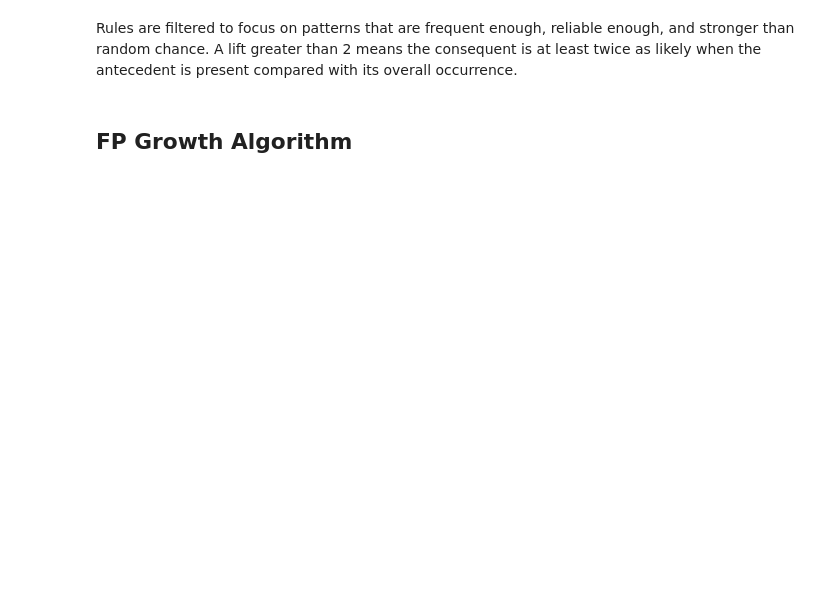
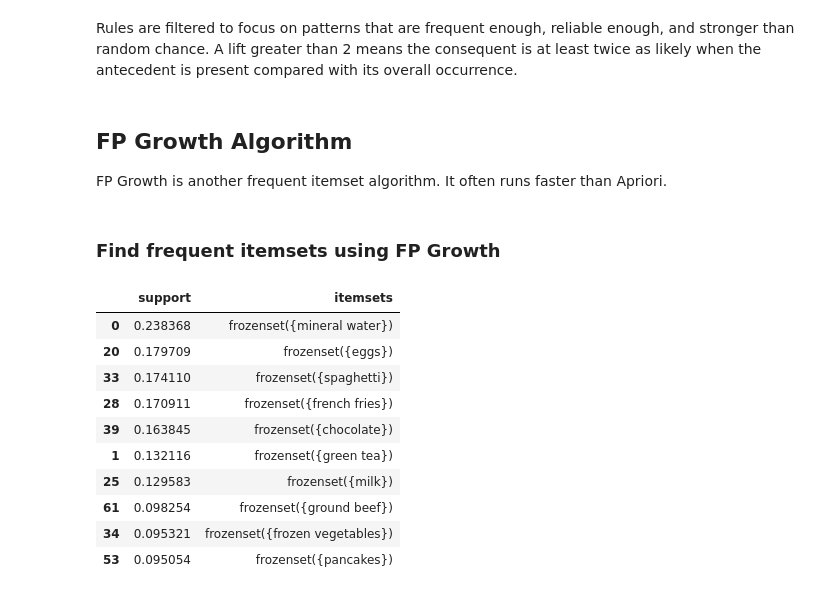
Before and after one commit to profshai/machine-learning-deep-learning, a Jupyter notebook: 02_unsupervised_ML/association rule/market_basket_analysis.ipynb, the cells around one changed output. Cells and saved outputs as stored; diff of their text form; code cells hidden in the pictures; blank space fills up the shorter version.

Commit message:
Algorithms comparison

```diff
--- a/02_unsupervised_ML/association rule/market_basket_analysis.ipynb
+++ b/02_unsupervised_ML/association rule/market_basket_analysis.ipynb
@@ -344,3 +344,32 @@ strong_rules_apriori.head(10)
 Rules are filtered to focus on patterns that are frequent enough, reliable enough, and stronger than random chance. A lift greater than 2 means the consequent is at least twice as likely when the antecedent is present compared with its overall occurrence.
 # %% [markdown]
 ## FP Growth Algorithm
+
+FP Growth is another frequent itemset algorithm. It often runs faster than Apriori.
+# %% [markdown]
+### Find frequent itemsets using FP Growth
+# %%
+frequent_itemsets_fpgrowth = fpgrowth(
+    basket,
+    min_support=0.003,
+    use_colnames=True
+)
+
+frequent_itemsets_fpgrowth = frequent_itemsets_fpgrowth.sort_values(
+    by="support",
+    ascending=False
+)
+
+frequent_itemsets_fpgrowth.head(10)
+# %% [output]
+|  | support | itemsets |
+| 0 | 0.238368 | frozenset({mineral water}) |
+| 20 | 0.179709 | frozenset({eggs}) |
+| 33 | 0.174110 | frozenset({spaghetti}) |
+| 28 | 0.170911 | frozenset({french fries}) |
+| 39 | 0.163845 | frozenset({chocolate}) |
+| 1 | 0.132116 | frozenset({green tea}) |
+| 25 | 0.129583 | frozenset({milk}) |
+| 61 | 0.098254 | frozenset({ground beef}) |
+| 34 | 0.095321 | frozenset({frozen vegetables}) |
+| 53 | 0.095054 | frozenset({pancakes}) |
```
Also changed, not shown: parts of 17 cells of this notebook.
